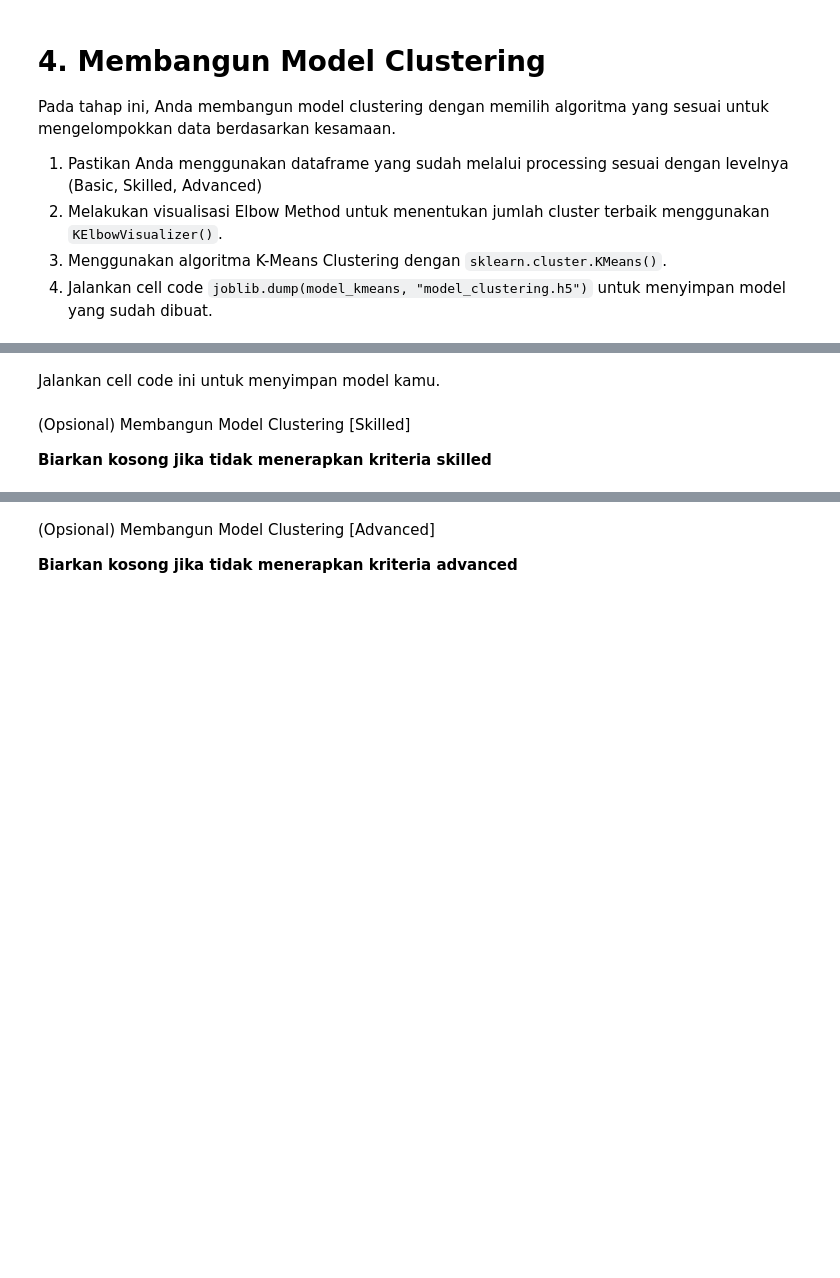
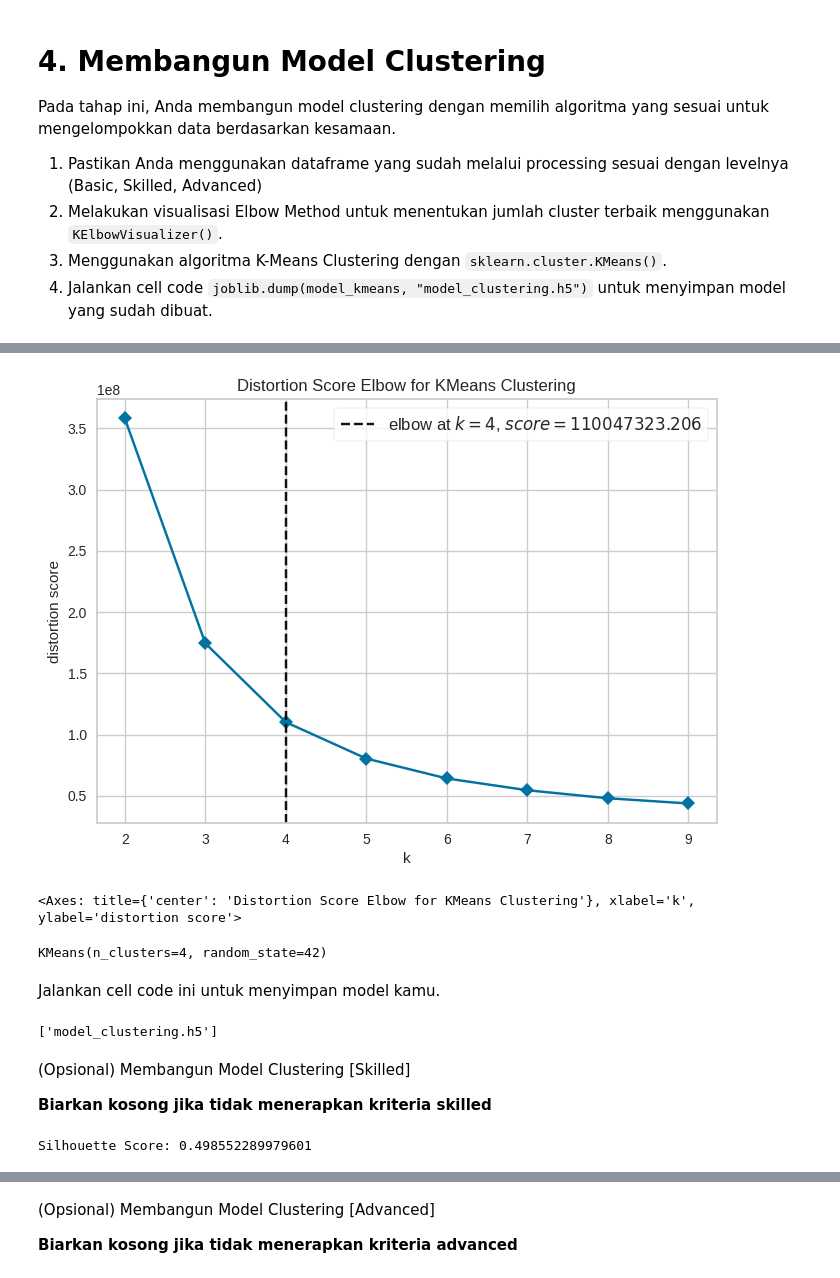
Before and after one commit to ReynardAdimas/Asah, a Jupyter notebook: [Clustering]_Submission_Akhir_BMLP_Reynard_Adimas_Nabil.ipynb, the cells around one changed output, grey strips where cells are left out. Cells and saved outputs as stored; diff of their text form; code cells hidden in the pictures; blank space fills up the shorter version.

```diff
--- a/[Clustering]_Submission_Akhir_BMLP_Reynard_Adimas_Nabil.ipynb
+++ b/[Clustering]_Submission_Akhir_BMLP_Reynard_Adimas_Nabil.ipynb
@@ -125,0 +268,12 @@ Pada tahap ini, Anda akan melakukan **Pembersihan Dataset** untuk menjadikan dat
+# %%
+# Menangani data yang hilang (bisa menggunakan dropna() atau metode imputasi fillna()).
+numerical_cols = df.select_dtypes(include=np.number).columns.tolist()
+categorical_cols = df.select_dtypes(include='object').columns.tolist()
+
+for col in numerical_cols:
+    df[col].fillna(df[col].mean(), inplace=True)
+
+for col in categorical_cols:
+    df[col].fillna(df[col].mode()[0], inplace=True)
+
+df.isnull().sum()
@@ -126,2 +294,4 @@ Pada tahap ini, Anda akan melakukan **Pembersihan Dataset** untuk menjadikan dat
 # %%
 # Menghapus data duplikat menggunakan drop_duplicates().
+df.drop_duplicates(inplace=True)
+df.duplicated().sum()
@@ -131,11 +303,35 @@ Pada tahap ini, Anda akan melakukan **Pembersihan Dataset** untuk menjadikan dat
 **Biarkan kosong jika tidak menerapkan kriteria advanced**
 # %%
 # Melakukan Handling Outlier Data berdasarkan jumlah outlier, apakah menggunakan metode drop atau mengisi nilai tersebut.
+for col in numerical_cols:
+    Q1 = df[col].quantile(0.25)
+    Q3 = df[col].quantile(0.75)
+    IQR = Q3 - Q1
+    lower_bound = Q1 - 1.5*IQR
+    upper_bound = Q3 + 1.5*IQR
+
+    df[col] = np.clip(df[col], lower_bound, upper_bound)
 # %%
 # Melakukan binning data berdasarkan kondisi rentang nilai pada fitur numerik,
 # lakukan pada satu sampai dua fitur numerik.
 # Silahkan lakukan encode hasil binning tersebut menggunakan LabelEncoder.
 # Pastikan kamu mengerjakan tahapan ini pada satu cell.
+
+# Binning CustomerAge
+age_bins = [17,30,50,85]
+age_labels = ['Muda', 'Dewasa', 'Lansia']
+df['AgeGroup'] = pd.cut(df['AccountBalance'], bins=age_bins, labels=age_labels)
+
+# Binning TransactionAmount
+amount_bins = [-1, 100, 500, 2000]
+amount_labels = ['Kecil', 'Sedang', 'Besar']
+df['AmountCategory'] = pd.cut(df['TransactionAmount'], bins=amount_bins, labels=amount_labels)
+
+encoder_age = LabelEncoder()
+df['AgeGroup'] = encoder_age.fit_transform(df['AgeGroup'])
+
+encoder_amount = LabelEncoder()
+df['AmountCategory'] = encoder_amount.fit_transform(df['AmountCategory'])
 # %% [markdown]
 # **4. Membangun Model Clustering**
 Pada tahap ini, Anda membangun model clustering dengan memilih algoritma yang sesuai untuk mengelompokkan data berdasarkan kesamaan.
@@ -151,16 +358,34 @@ Pada tahap ini, Anda membangun model clustering dengan memilih algoritma yang se
 # %%
 # Melakukan visualisasi Elbow Method menggunakan KElbowVisualizer()
+model = KMeans(random_state=42)
+visualizer = KElbowVisualizer(model, k=(2,10), timings=False)
+visualizer.fit(df)
+visualizer.show()
+# %% [output]
+[figure, added]
+<Axes: title={'center': 'Distortion Score Elbow for KMeans Clustering'}, xlabel='k', ylabel='distortion score'>
 # %%
 # Menggunakan algoritma K-Means Clustering
+k_optimal = 4
+model_kmeans = KMeans(n_clusters=k_optimal, random_state=42)
+model_kmeans.fit(df)
+# %% [output]
+KMeans(n_clusters=4, random_state=42)
 # %% [markdown]
 Jalankan cell code ini untuk menyimpan model kamu.
 # %%
 # Menyimpan model menggunakan joblib
 # import joblib
-# joblib.dump(___, "model_clustering.h5")
+joblib.dump(___, "model_clustering.h5")
+# %% [output]
+['model_clustering.h5']
 # %% [markdown]
 (Opsional) Membangun Model Clustering [Skilled]
 
 **Biarkan kosong jika tidak menerapkan kriteria skilled**
 # %%
 # Menghitung dan menampilkan nilai Silhouette Score.
+score = silhouette_score(df, model_kmeans.labels_)
+print(f'Silhouette Score: {score}')
+# %% [output]
+Silhouette Score: 0.498552289979601
```
Also changed, not shown: parts of 26 cells of this notebook.
